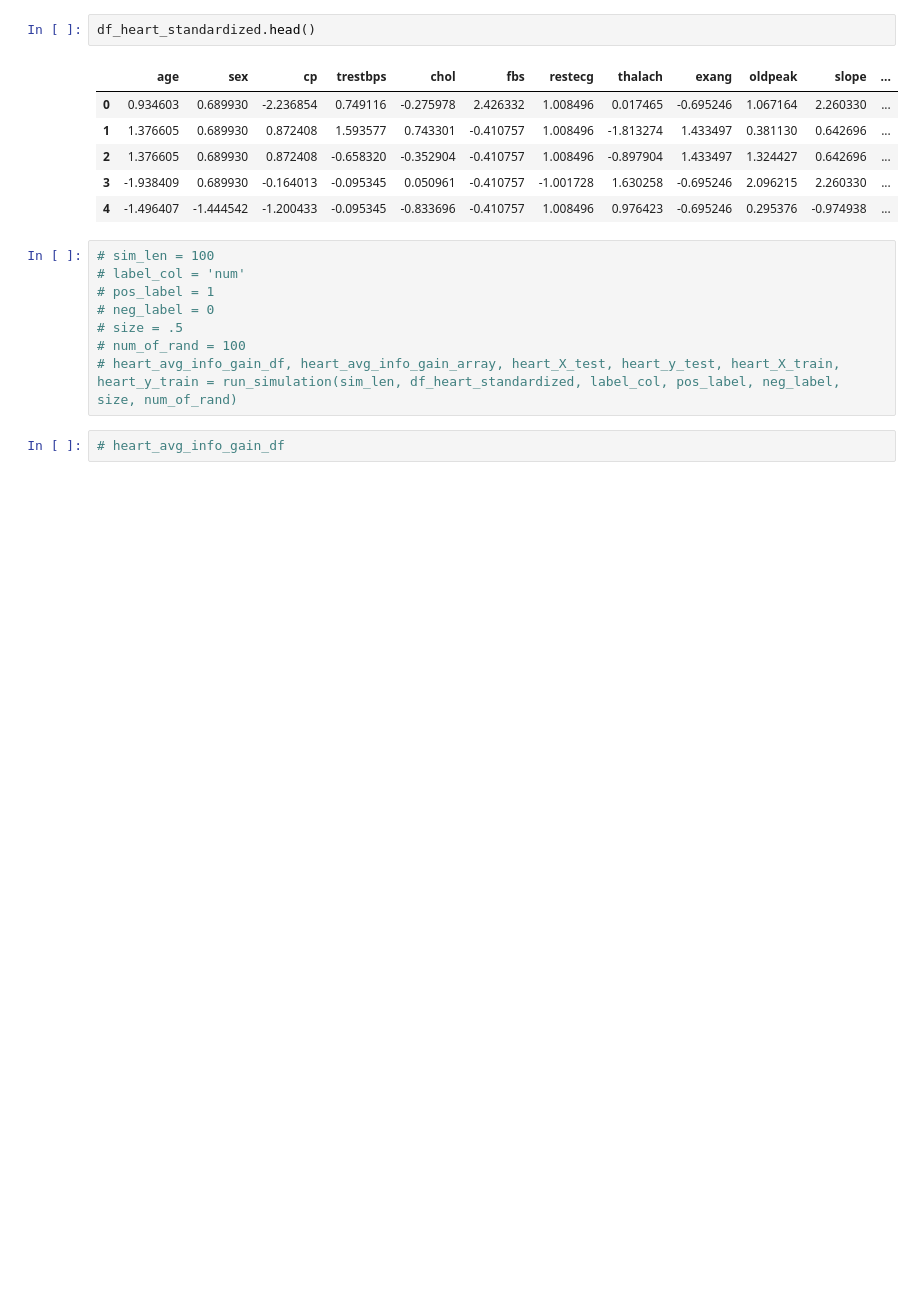
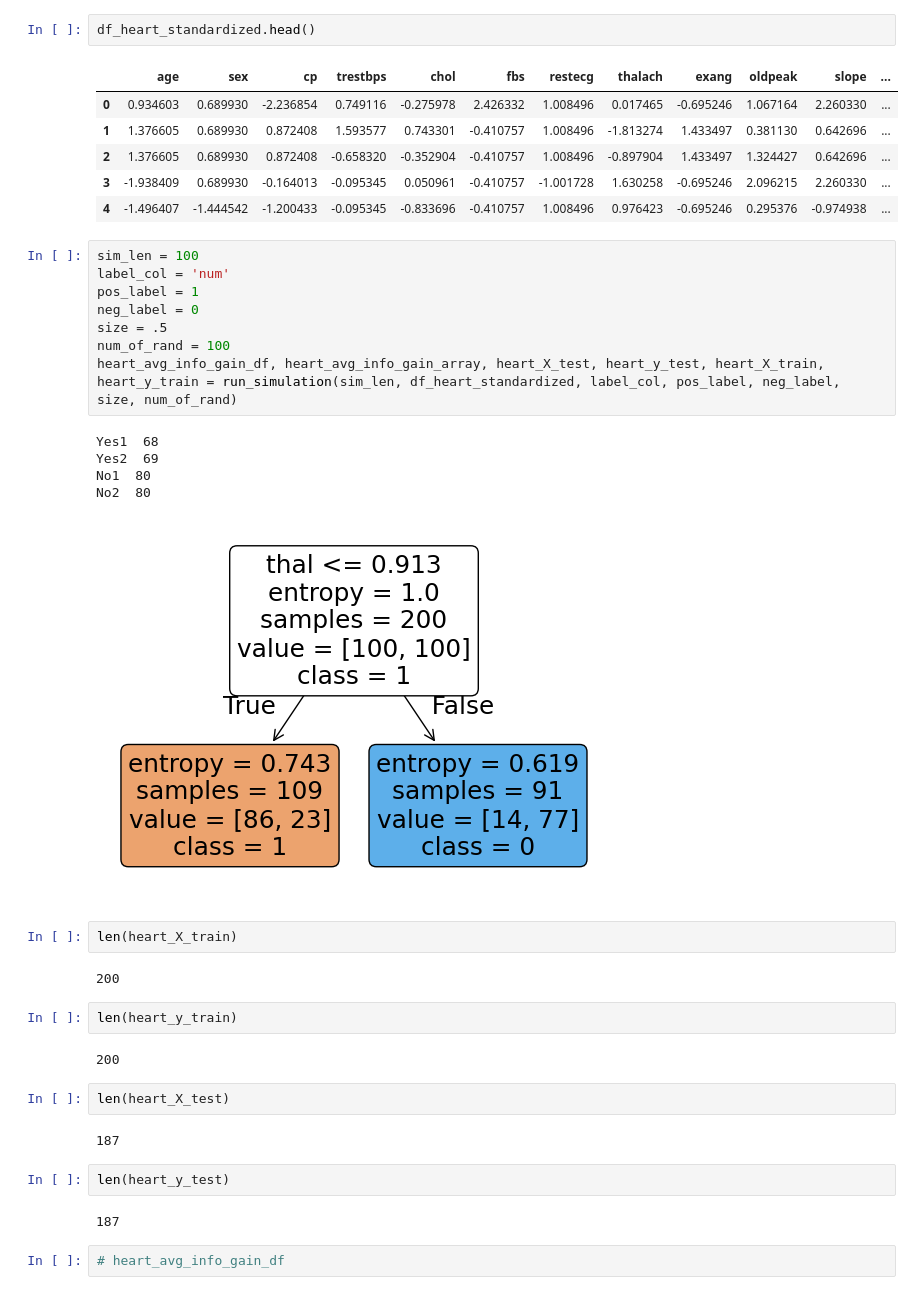
Before and after one commit to OnkarSama/Womp-Womp, a Jupyter notebook: modified-algo.ipynb, the cells around one changed output. Drawn from its saved outputs; the diff is of its cells as text; blank space fills up the shorter version.

```diff
--- a/modified-algo.ipynb
+++ b/modified-algo.ipynb
@@ -507,13 +527,35 @@ df_heart_standardized.head()
 | 3 | -1.938409 | 0.689930 | -0.164013 | -0.095345 | 0.050961 | -0.410757 | -1.001728 | 1.630258 | -0.695246 | 2.096215 | 2.260330 | ... |
 | 4 | -1.496407 | -1.444542 | -1.200433 | -0.095345 | -0.833696 | -0.410757 | 1.008496 | 0.976423 | -0.695246 | 0.295376 | -0.974938 | ... |
 # %%
-# sim_len = 100
-# label_col = 'num'
-# pos_label = 1
-# neg_label = 0
-# size = .5
-# num_of_rand = 100
-# heart_avg_info_gain_df, heart_avg_info_gain_array, heart_X_test, heart_y_test, heart_X_train, heart_y_train = run_simulation(sim_len, df_heart_standardized, label_col, pos_label, neg_label, size, num_of_rand)
+sim_len = 100
+label_col = 'num'
+pos_label = 1
+neg_label = 0
+size = .5
+num_of_rand = 100
+heart_avg_info_gain_df, heart_avg_info_gain_array, heart_X_test, heart_y_test, heart_X_train, heart_y_train = run_simulation(sim_len, df_heart_standardized, label_col, pos_label, neg_label, size, num_of_rand)
+# %% [output]
+Yes1  68
+Yes2  69
+No1  80
+No2  80
+[figure, added]
+# %%
+len(heart_X_train)
+# %% [output]
+200
+# %%
+len(heart_y_train)
+# %% [output]
+200
+# %%
+len(heart_X_test)
+# %% [output]
+187
+# %%
+len(heart_y_test)
+# %% [output]
+187
 # %%
 # heart_avg_info_gain_df
 # %%
```
Also changed, not shown: parts of 22 cells of this notebook.
